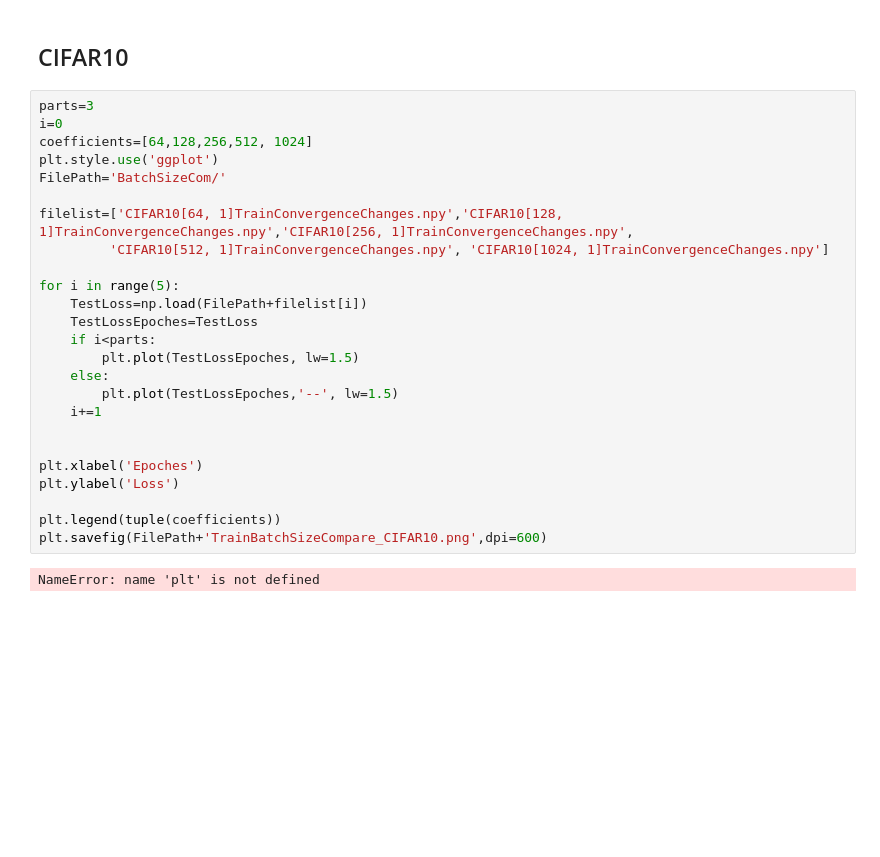
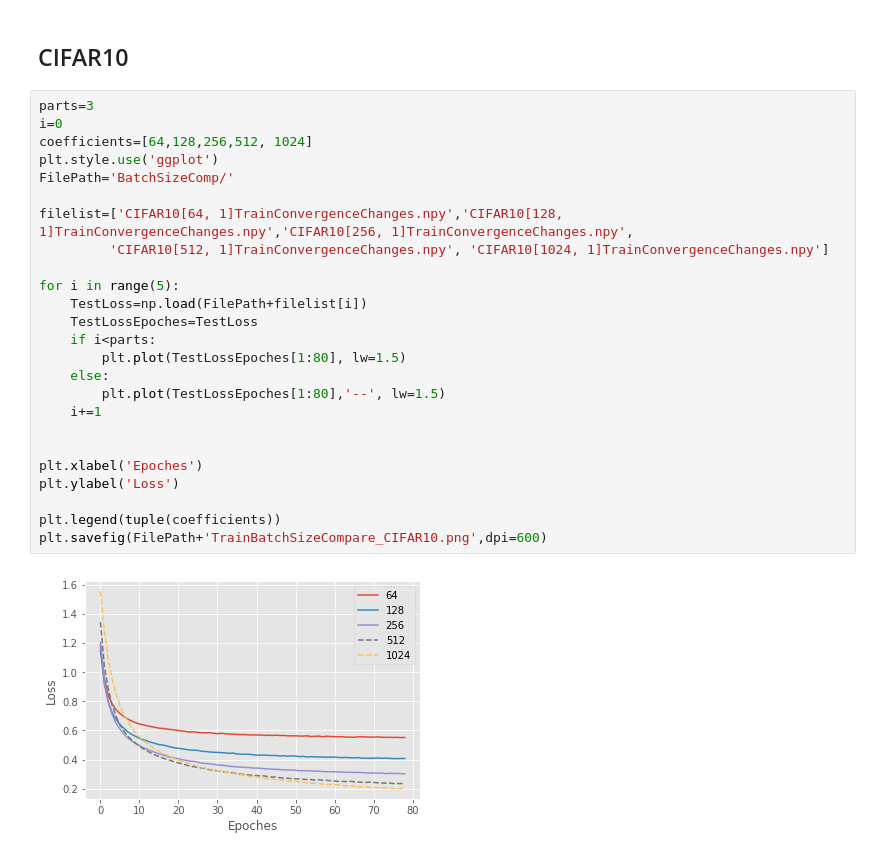
Before and after one commit to ggzhang0071/L-DNQ, a Jupyter notebook: PlotContractionCoefficientsCompare.ipynb, the cells around one changed output. Drawn from its saved outputs; the diff is of its cells as text; blank space fills up the shorter version.

```diff
--- a/PlotContractionCoefficientsCompare.ipynb
+++ b/PlotContractionCoefficientsCompare.ipynb
@@ -134,30 +134,30 @@ plt.savefig(FilePath+'TestBatchSizeCompare_MNIST.png',dpi=600)
 # %%
 parts=3
 i=0
 coefficients=[64,128,256,512, 1024]
 plt.style.use('ggplot')
-FilePath='BatchSizeCom/'
+FilePath='BatchSizeComp/'
 
 filelist=['CIFAR10[64, 1]TrainConvergenceChanges.npy','CIFAR10[128, 1]TrainConvergenceChanges.npy','CIFAR10[256, 1]TrainConvergenceChanges.npy',
          'CIFAR10[512, 1]TrainConvergenceChanges.npy', 'CIFAR10[1024, 1]TrainConvergenceChanges.npy']
 
 for i in range(5):
     TestLoss=np.load(FilePath+filelist[i])
     TestLossEpoches=TestLoss
     if i<parts:
-        plt.plot(TestLossEpoches, lw=1.5)
+        plt.plot(TestLossEpoches[1:80], lw=1.5)
     else:
-        plt.plot(TestLossEpoches,'--', lw=1.5)
+        plt.plot(TestLossEpoches[1:80],'--', lw=1.5)
     i+=1
 
 
 plt.xlabel('Epoches')
 plt.ylabel('Loss')
 
 plt.legend(tuple(coefficients))
 plt.savefig(FilePath+'TrainBatchSizeCompare_CIFAR10.png',dpi=600)
 # %% [output]
-NameError: name 'plt' is not defined
+[figure, added]
 # %%
 parts=3
 i=0
```
Also changed, not shown: parts of 3 cells of this notebook, 26 other files.
